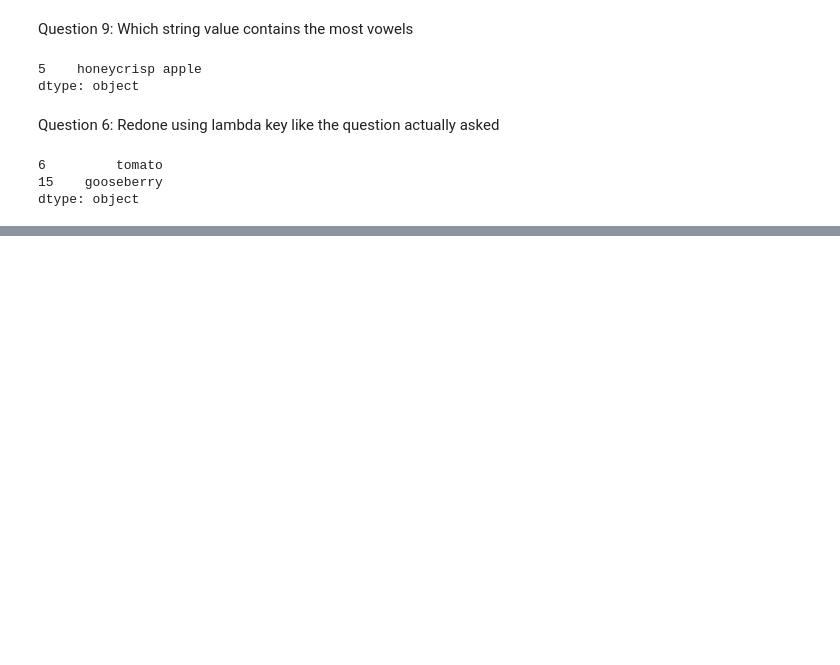
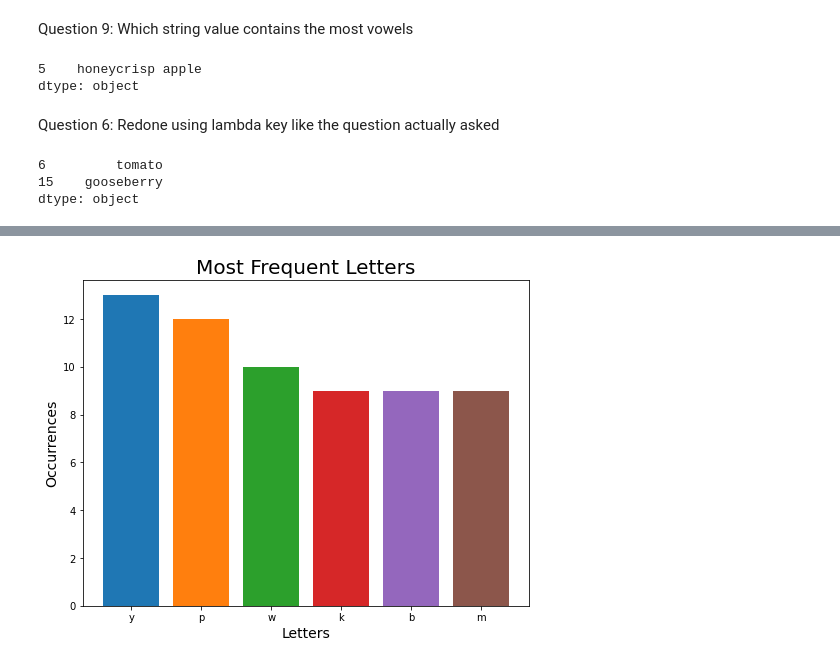
Before and after one commit to ForrestMccrosky/numpy-pandas-visualization-exercises, a Jupyter notebook: pandas_series.ipynb, the cells around one changed output, grey strips where cells are left out. Cells and saved outputs as stored; diff of their text form; code cells hidden in the pictures; blank space fills up the shorter version.

Commit message:
Adding Exercise Part III more series manipulation and plotting

```diff
--- a/pandas_series.ipynb
+++ b/pandas_series.ipynb
@@ -357,0 +433,14 @@ dtype: object
+# %%
+plt.figure(figsize = (8,6))
+plt.bar('y',13)
+plt.bar('p', 12)
+plt.bar('w', 10)
+plt.bar('k',9)
+plt.bar('b',9)
+plt.bar('m', 9)
+plt.title('Most Frequent Letters', fontsize = 20)
+plt.xlabel('Letters', fontsize = 14)
+plt.ylabel('Occurrences', fontsize = 14)
+plt.show() #The pretty way
+# %% [output]
+[figure, added]
```
Also changed, not shown: parts of 47 cells of this notebook.
